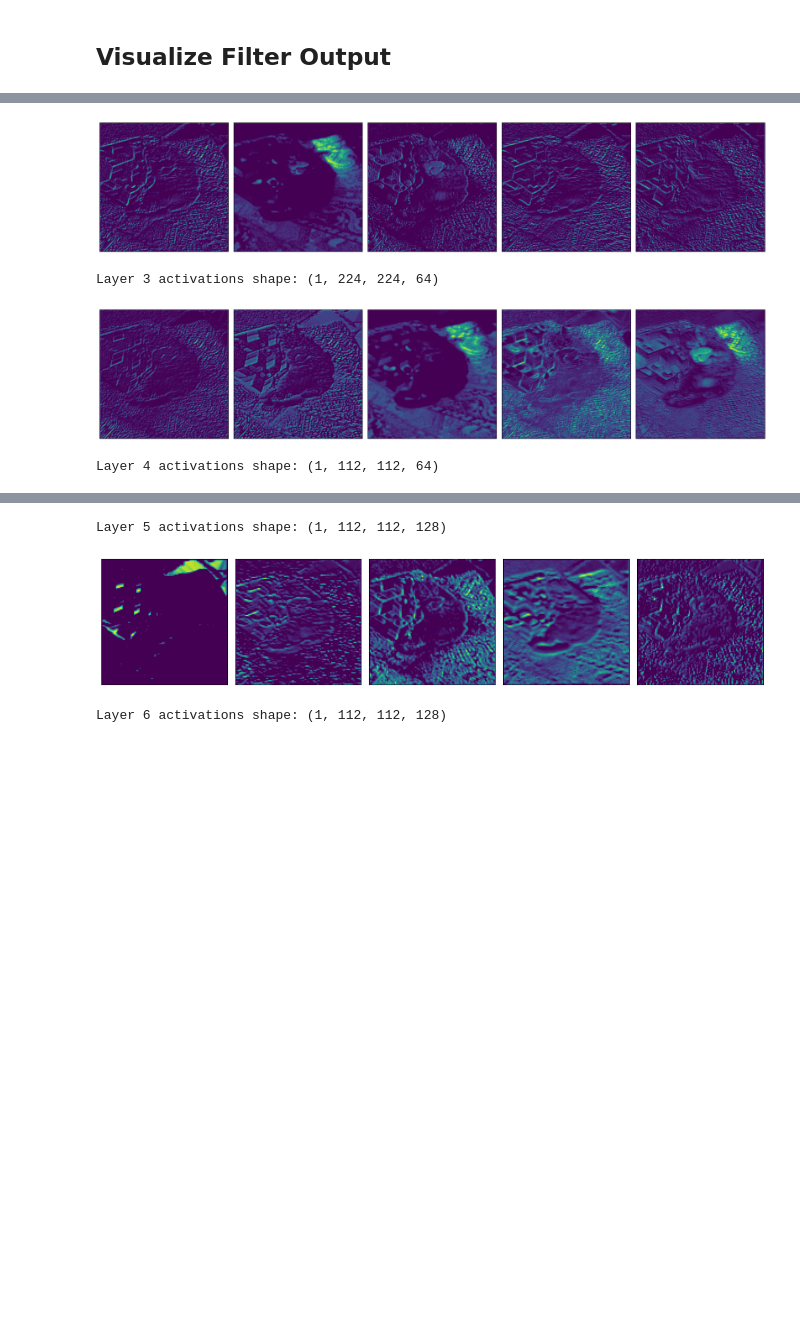
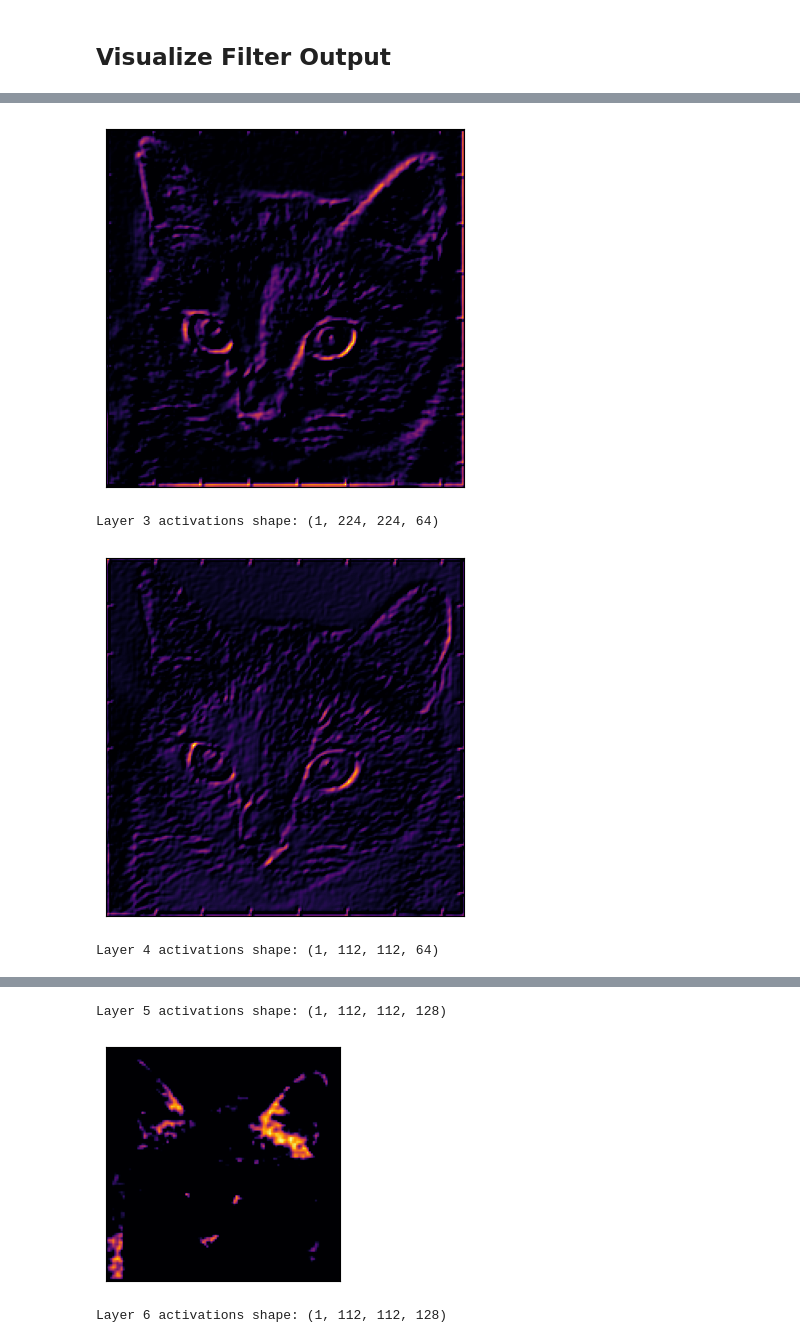
Before and after one commit to samogden/CST463-assignments, a Jupyter notebook: class_code/week10/visualization.ipynb, the cells around one changed output, grey strips where cells are left out. Saved outputs shown, nothing was run; the diff lists cells and outputs as text; code cells hidden in the pictures; blank space fills up the shorter version.

```diff
--- a/class_code/week10/visualization.ipynb
+++ b/class_code/week10/visualization.ipynb
@@ -7,7 +7,7 @@ import matplotlib.pyplot as plt
 # %%
 
 # Load and preprocess the image
-img_path = 'nico.jpeg'  # Replace with your image path
+img_path = 'Screenshot 2024-10-30 at 10.28.04 AM.png'  # Replace with your image path
 img = keras.preprocessing.image.load_img(img_path, target_size=(224, 224))  # Adjust target_size to your model's input size
 img_array = keras.preprocessing.image.img_to_array(img)  # Convert image to array
 img_array = np.expand_dims(img_array, axis=0)  # Create batch dimension
@@ -43,11 +67,11 @@ for layer_num in range(7)[1:]:  # Change to view more or fewer layers
 
   plt.figure(figsize=(30, 30))
 
-  for i in range(num_filters)[:5]:
+  for i in range(num_filters)[:1]:
     ax = plt.subplot(grid_size, grid_size, i + 1)
     ax.set_xticks([])
     ax.set_yticks([])
-    plt.imshow(layer_activations[:, :, i], cmap='viridis')
+    plt.imshow(layer_activations[:, :, i], cmap='inferno')
 
   plt.tight_layout()
   plt.show()
@@ -56,5 +80,5 @@ for layer_num in range(7)[1:]:  # Change to view more or fewer layers
 Layer 2 activations shape: (1, 224, 224, 64)
-[figure, old version]
+[figure, new version]
 Layer 3 activations shape: (1, 224, 224, 64)
-[figure, old version]
+[figure, new version]
 Layer 4 activations shape: (1, 112, 112, 64)
@@ -62,3 +86,3 @@ Layer 4 activations shape: (1, 112, 112, 64)
 Layer 5 activations shape: (1, 112, 112, 128)
-[figure, old version]
+[figure, new version]
 Layer 6 activations shape: (1, 112, 112, 128)
```
Also changed, not shown: parts of 9 cells of this notebook, 5 other files.
